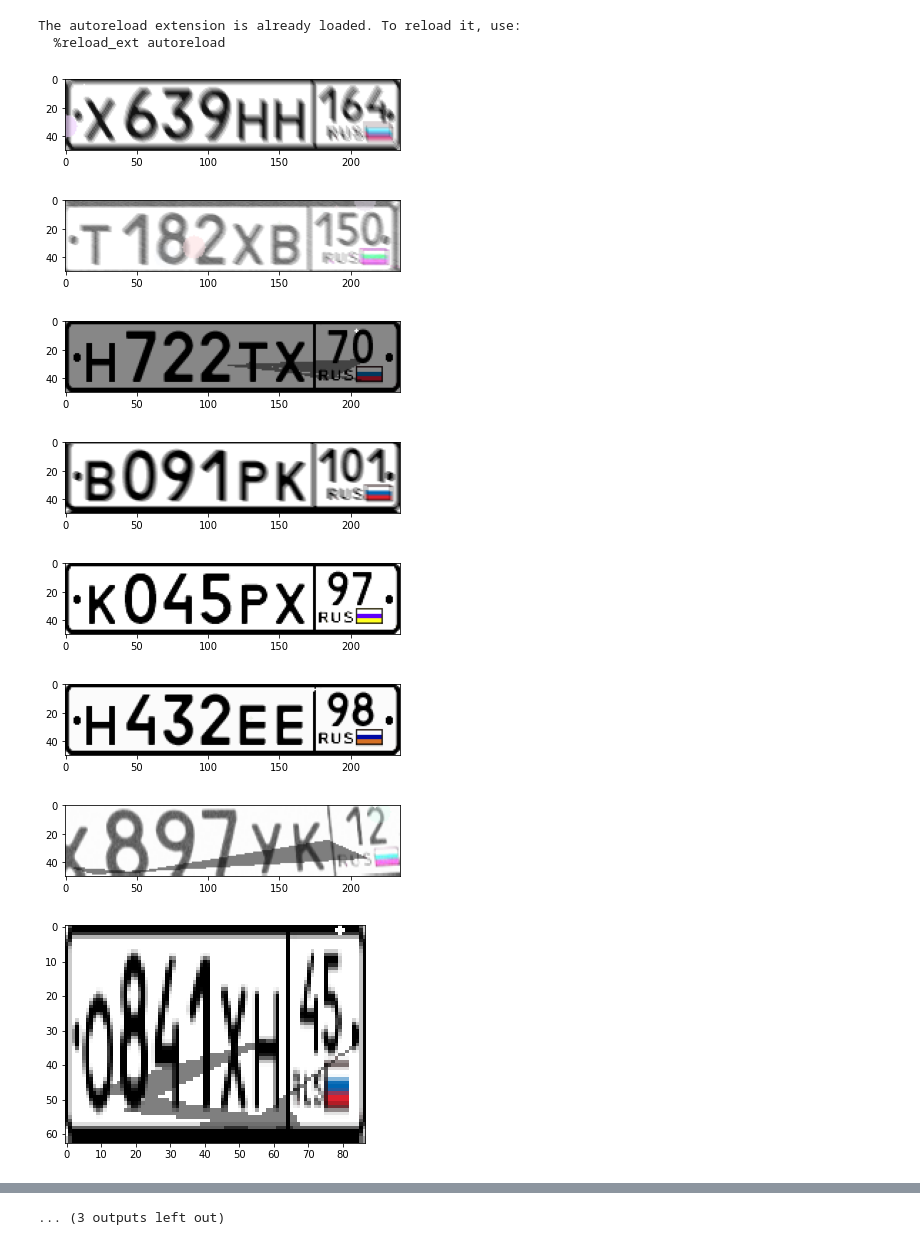
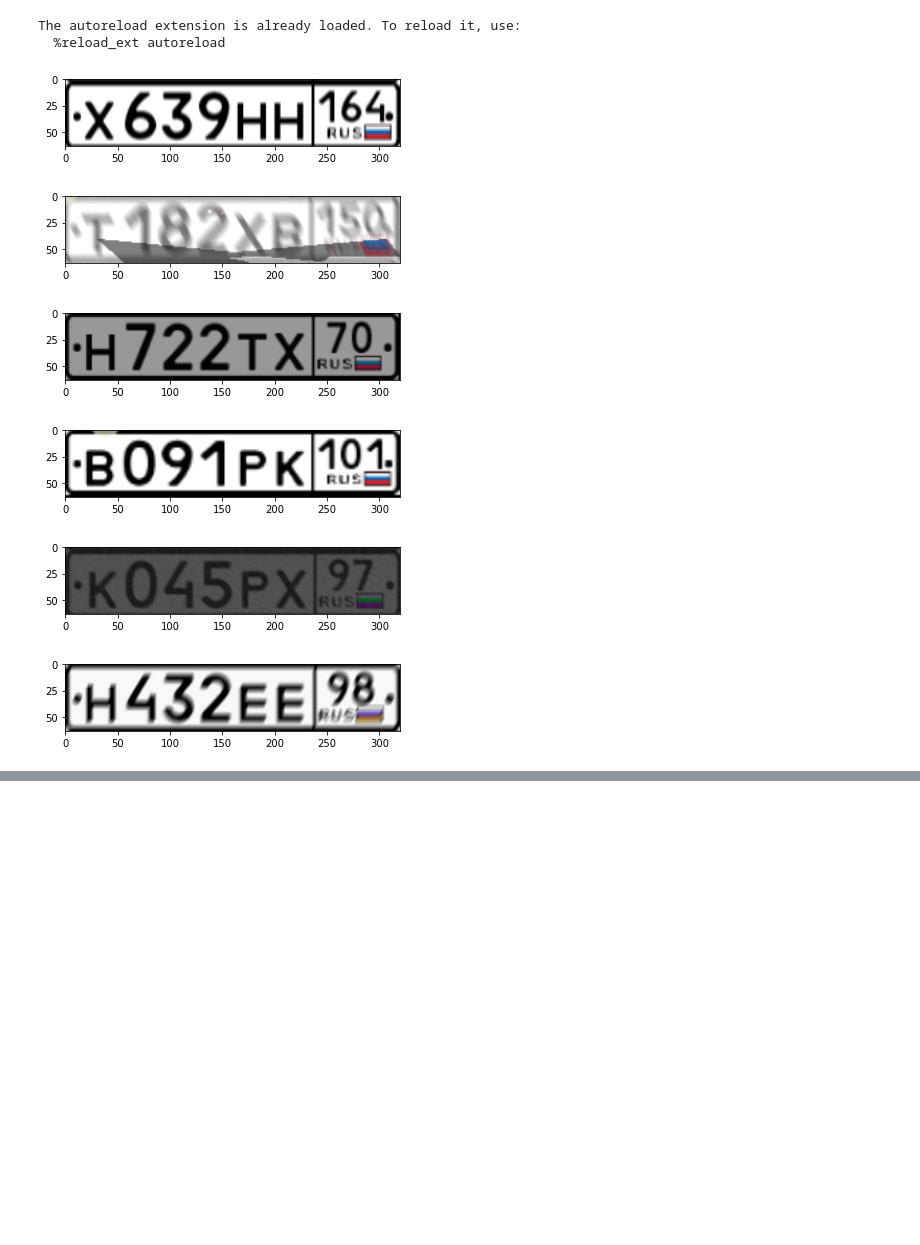
Before and after one commit to KernelA/made-cv-comp, a Jupyter notebook: show_ocr.ipynb, the cells around one changed output, grey strips where cells are left out. Saved outputs shown, nothing was run; the diff lists cells and outputs as text; code cells hidden in the pictures; blank space fills up the shorter version.

```diff
--- a/show_ocr.ipynb
+++ b/show_ocr.ipynb
@@ -22,9 +24,8 @@ The autoreload extension is already loaded. To reload it, use:
 # %%
 archive_name = pathlib.Path("data", "raw", "contest02_data_generated.zip")
 # %%
-transforms = A.Compose(
-    [
-        A.OneOf([
+base_transforms = [
+    A.OneOf([
             A.Perspective(fit_output=False, scale=(0.015, 0.1), pad_val=(255, 255, 255)),
             A.Affine(scale={"x": (0.2, 1.5), "y": (0.3, 1.5)}, fit_output=True, p=0.65)
         ]
@@ -33,9 +34,6 @@ transforms = A.Compose(
         A.ISONoise(intensity=[1, 1], p=0.15),
         A.MotionBlur(blur_limit=10),
         A.RandomShadow(p=0.25),
-        A.RandomSunFlare(src_radius=20)
-        # A.Normalize(mean=(0.485, 0.456, 0.406), std=(0.229, 0.224, 0.225)),
-    ]
-)
-
-transforms = AugTransform(transforms)
+        A.RandomSunFlare(src_radius=20),
+        A.Resize(64, 320)
+]
@@ -42,15 +45,13 @@ transforms = AugTransform(transforms)
 # %%
-dataset = OCRDataset(archive_name, aug_transforms=transforms)
+dataset = OCRDataset(archive_name, aug_transforms=AugTransform(A.Compose(base_transforms)))
 # %%
-for index in range(15):
+for index in range(6):
     plt.imshow(dataset[index]["img"])
     plt.show()
 # %% [output]
-[figure, old version]
+[figure, new version]
-[figure, old version]
+[figure, new version]
-[figure, old version]
+[figure, new version]
-[figure, old version]
+[figure, new version]
-[figure, old version]
+[figure, new version]
-[figure, old version]
+[figure, new version]
-[figure, removed]
-[figure, removed]
@@ -61 +57,0 @@ for index in range(15):
-... (3 outputs left out)
```
Also changed, not shown: parts of 7 cells of this notebook, 16 other files.
